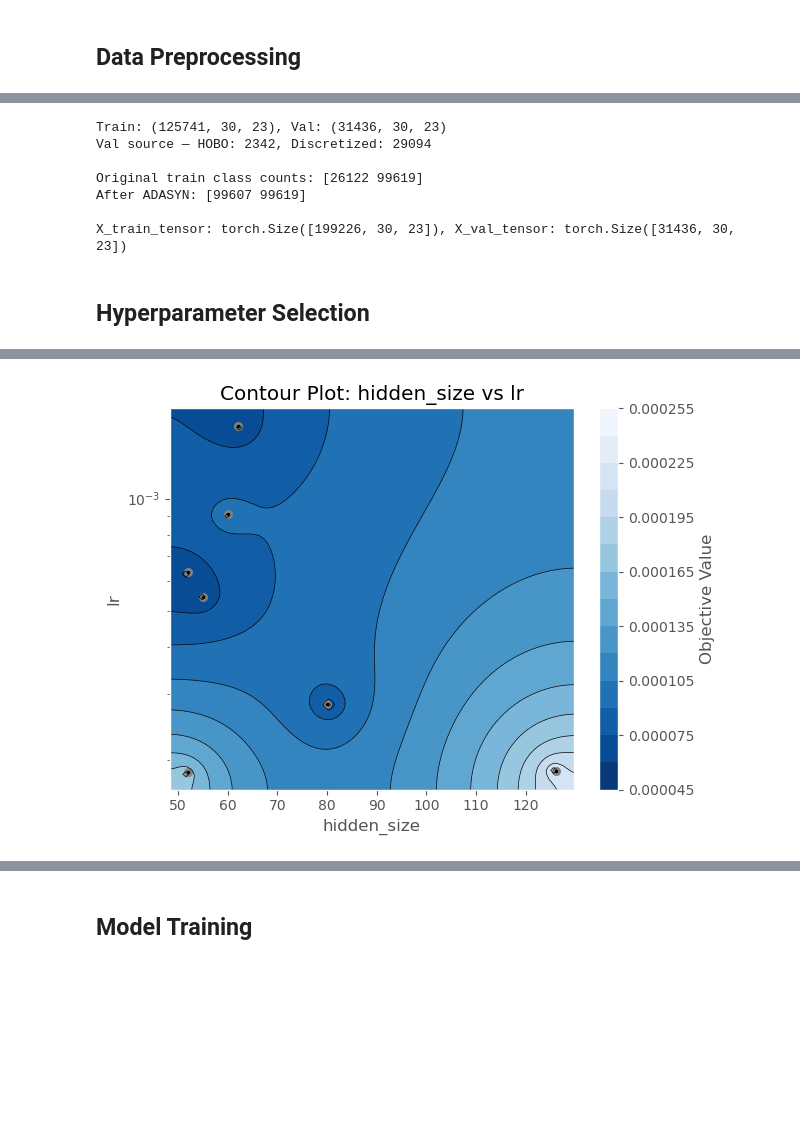
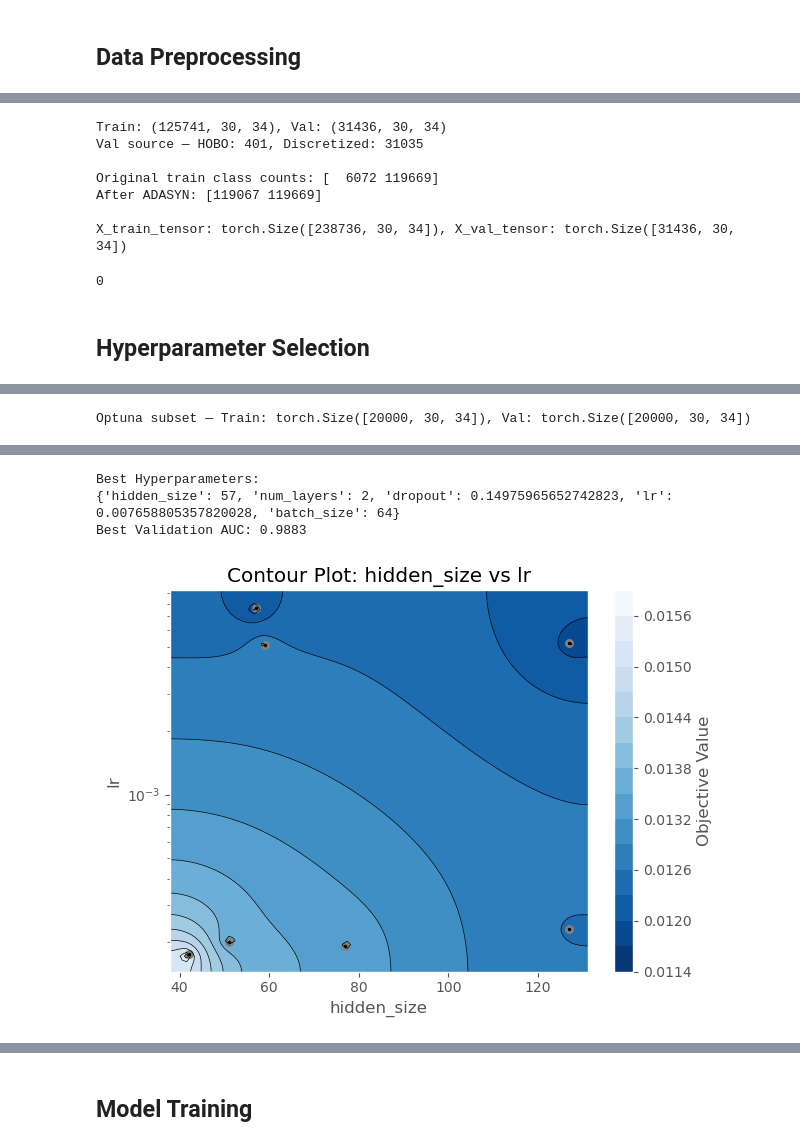
Before and after one commit to jzwart/saas-river-forecasting, a Jupyter notebook: lstm/lstm_all_sites.ipynb, the cells around one changed output, grey strips where cells are left out. Drawn from its saved outputs; the diff is of its cells as text; code cells hidden in the pictures; blank space fills up the shorter version.

Commit message:
sync to data release, synchronize datasets across models, rerun all notebooks, add perennial classification confidence intervals, add feature importance subset coloring

```diff
--- a/lstm/lstm_all_sites.ipynb
+++ b/lstm/lstm_all_sites.ipynb
@@ -158,25 +229,31 @@ X_val_tensor = torch.tensor(X_val, dtype=torch.float32)
 y_val_tensor = torch.tensor(y_val.reshape(-1, 1), dtype=torch.float32)
 
 print(f"\nX_train_tensor: {X_train_tensor.shape}, X_val_tensor: {X_val_tensor.shape}")
+
+# Free memory — ADASYN intermediates and raw arrays no longer needed
+import gc
+del X_flat, X_flat_res, X_train_res
+gc.collect()
 # %% [output]
-Train: (125741, 30, 23), Val: (31436, 30, 23)
-Val source — HOBO: 2342, Discretized: 29094
+Train: (125741, 30, 34), Val: (31436, 30, 34)
+Val source — HOBO: 401, Discretized: 31035
 
-Original train class counts: [26122 99619]
-After ADASYN: [99607 99619]
+Original train class counts: [  6072 119669]
+After ADASYN: [119067 119669]
 
-X_train_tensor: torch.Size([199226, 30, 23]), X_val_tensor: torch.Size([31436, 30, 23])
+X_train_tensor: torch.Size([238736, 30, 34]), X_val_tensor: torch.Size([31436, 30, 34])
+0
 # %% [markdown]
 ## Hyperparameter Selection
 # %%
 # Toggle: skip Optuna and use previously found hyperparameters
-SKIP_OPTUNA = True
+SKIP_OPTUNA = False
 OPTUNA_BEST_PARAMS = {
-    'hidden_size': 80,
+    'hidden_size': 57,
     'num_layers': 2,
-    'dropout': 0.18759214208912325,
-    'lr': 0.00028089670260396024,
-    'batch_size': 16
+    'dropout': 0.15,
+    'lr': 0.008,
+    'batch_size': 64
 }
 
 if SKIP_OPTUNA:
@@ -256,4 +333,13 @@ else:
     print("\nBest Hyperparameters:")
     print(best_params)
     print(f"Best Validation AUC: {1 - study.best_value:.4f}")
+
+    # Contour plot of hyperparameter interactions
+    fig = plot_contour(
+        study,
+        params=["hidden_size", "lr"]
+    )
+    plt.title("Contour Plot: hidden_size vs lr")
+    plt.tight_layout()
+    plt.show()
 # %% [output]
@@ -261,0 +347 @@ Skipping Optuna — using saved hyperparameters:
+Optuna subset — Train: torch.Size([20000, 30, 34]), Val: torch.Size([20000, 30, 34])
@@ -262,11 +355,4 @@ Skipping Optuna — using saved hyperparameters:
+Best Hyperparameters:
+{'hidden_size': 57, 'num_layers': 2, 'dropout': 0.14975965652742823, 'lr': 0.007658805357820028, 'batch_size': 64}
+Best Validation AUC: 0.9883
+[figure, added]
-# %%
-# Contour plot of hyperparameter interactions
-fig = plot_contour(
-    study,
-    params=["hidden_size", "lr"]
-)
-plt.title("Contour Plot: hidden_size vs lr")
-plt.tight_layout()
-plt.show()
-# %% [output]
-[figure, removed]
```
Also changed, not shown: parts of 17 cells of this notebook, 14 other files.
